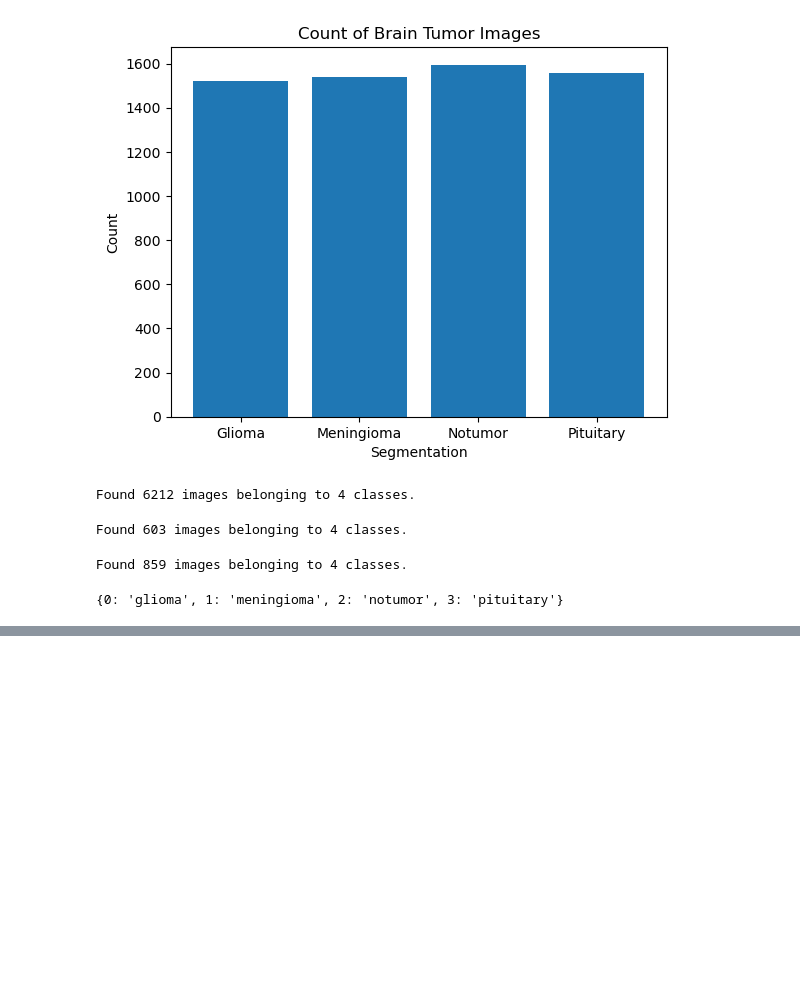
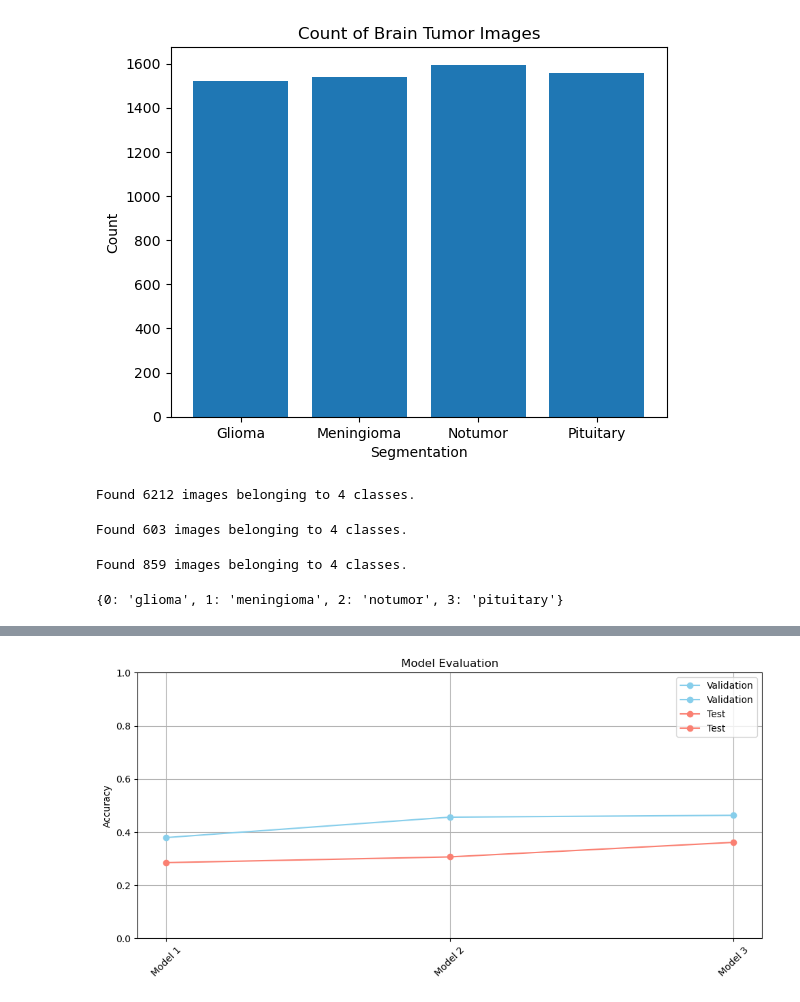
Before and after one commit to MohamedRagabAbbas/Brain-Tumor-Detection-and-Classification, a Jupyter notebook: Data Preprocessing/dataPreprocessing.ipynb, the cells around one changed output, grey strips where cells are left out. Cells and saved outputs as stored; diff of their text form; code cells hidden in the pictures; blank space fills up the shorter version.

```diff
--- a/Data Preprocessing/dataPreprocessing.ipynb
+++ b/Data Preprocessing/dataPreprocessing.ipynb
@@ -377,0 +486,8 @@ Epoch 20: val_loss did not improve from 0.50867
+# %%
+model_2.load_weights("../model_weights/vgg19_model_2.weights.h5")
+vgg_val_eval_2 = model_2.evaluate(valid_generator)
+vgg_test_eval_2 = model_2.evaluate(test_generator)
+print(f'Validation Loss: {vgg_val_eval_2[0]}')
+print(f'Validation Acc: {vgg_val_eval_2[1]}')
+print(f'Testing Loss: {vgg_test_eval_2[0]}')
+print(f'Testing Acc: {vgg_test_eval_2[1]}')
@@ -377,0 +580,8 @@ Epoch 20: val_loss did not improve from 0.50867
+# %%
+model_3.load_weights("../model_weights/vgg19_model_3.weights.h5")
+vgg_val_eval_3 = model_3.evaluate(valid_generator)
+vgg_test_eval_3 = model_3.evaluate(test_generator)
+print(f'Validation Loss: {vgg_val_eval_3[0]}')
+print(f'Validation Acc: {vgg_val_eval_3[1]}')
+print(f'Testing Loss: {vgg_test_eval_3[0]}')
+print(f'Testing Acc: {vgg_test_eval_3[1]}')
@@ -377,0 +595,26 @@ Epoch 20: val_loss did not improve from 0.50867
+# %%
+# Evaluation results
+val_eval = [vgg_val_eval_1, vgg_val_eval_2, vgg_val_eval_3]
+test_eval = [vgg_test_eval_1, vgg_test_eval_2, vgg_test_eval_3]
+
+# Models labels
+models = ['Model 1', 'Model 2', 'Model 3']
+
+# Plotting
+plt.figure(figsize=(10, 5))
+
+# Validation results
+plt.plot(models, val_eval, marker='o', linestyle='-', color='skyblue', label='Validation')
+# Test results
+plt.plot(models, test_eval, marker='o', linestyle='-', color='salmon', label='Test')
+
+plt.title('Model Evaluation')
+plt.ylabel('Accuracy')
+plt.ylim(0, 1)
+plt.legend()
+plt.grid(True)
+plt.xticks(rotation=45)
+plt.tight_layout()
+plt.show()
+# %% [output]
+[figure, added]
```
Also changed, not shown: parts of 18 cells of this notebook.
